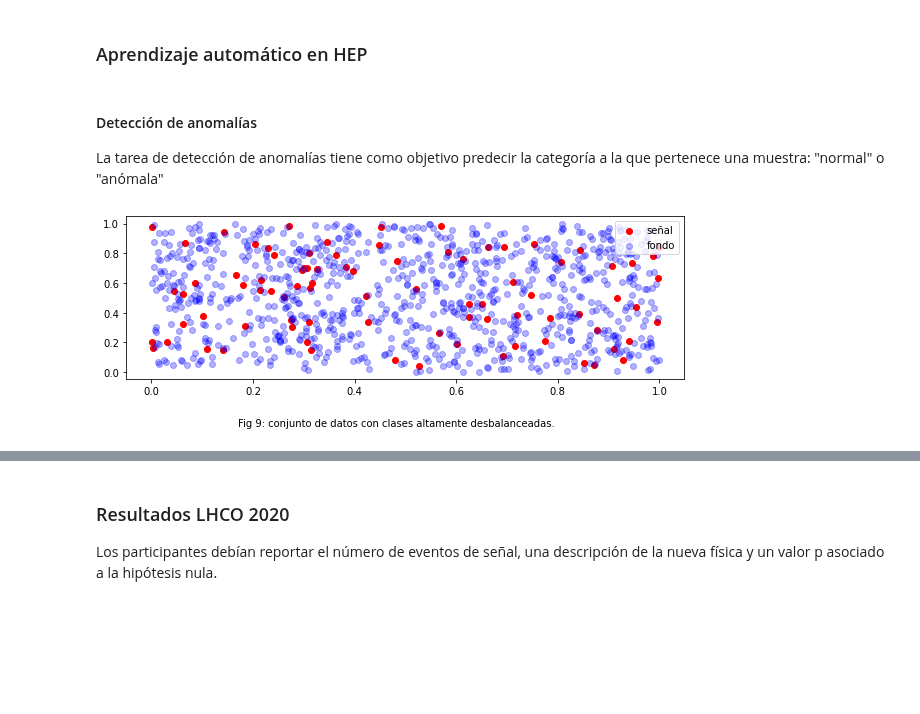
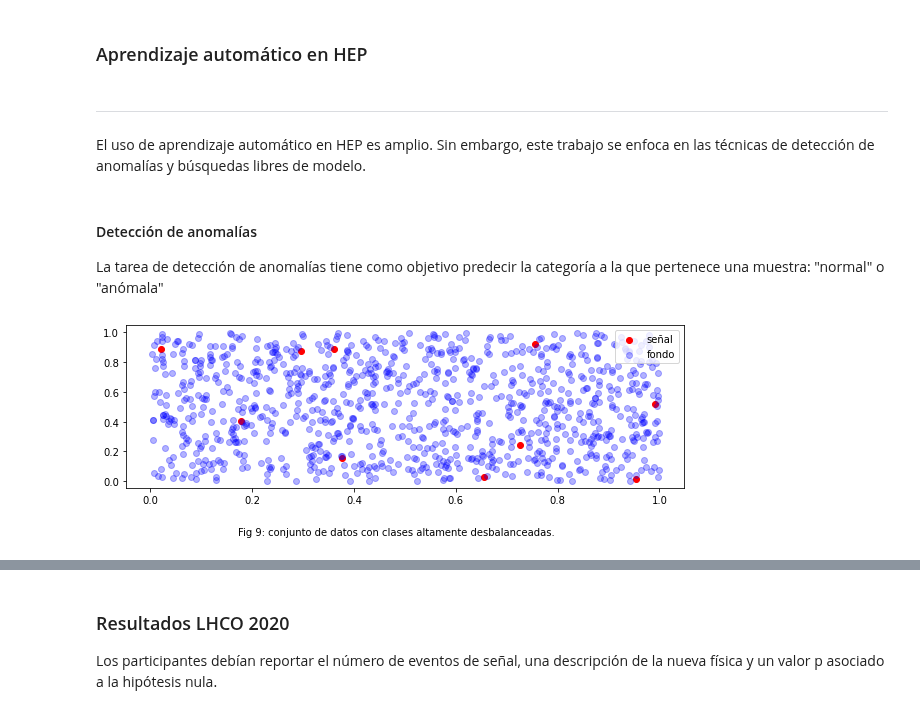
Before and after one commit to marianaiv/tesis_grado_UCV, a Jupyter notebook: presentacion/presentacion.ipynb, the cells around one changed output, grey strips where cells are left out. Cells and saved outputs as stored; diff of their text form; code cells hidden in the pictures; blank space fills up the shorter version.

```diff
--- a/presentacion/presentacion.ipynb
+++ b/presentacion/presentacion.ipynb
@@ -211,30 +319,33 @@ Hay dos tipos principales de tareas: clasificación y regresión. Estas pueden s
 # %% [markdown]
 ### Aprendizaje automático en HEP
+# %% [markdown]
+---
+El uso de aprendizaje automático en HEP es amplio. Sin embargo, este trabajo se enfoca en las técnicas de detección de anomalías y búsquedas libres de modelo.
 # %% [markdown]
 #### Detección de anomalías
 La tarea de detección de anomalías tiene como objetivo predecir la categoría a la que pertenece una muestra: "normal" o "anómala"
 # %%
 # Imagen detección anomalias
 # Creando las etiquetas con el ratio de BB1
-label = np.random.choice([0, 1], size=1000, p=[.92, .08])
+label = np.random.choice([0, 1], size=1000, p=[.992, .008])
 # Creamos los datos
 xaxis=np.random.rand(1000)
 yaxis=np.random.rand(1000)
 # Creamos un df con los datos
 df = pd.DataFrame(np.stack((xaxis, yaxis, label), axis=1), columns=['x-axis','y-axis','label'])
 
 # Graficamos
 fig, ax = plt.subplots(facecolor='white', figsize=[10,3])
 # Separamos en señal y fondo
 sig = df.loc[df['label']==1]
 bkg = df.loc[df['label']==0]
 # Plots
 ax.scatter(sig['x-axis'], sig['y-axis'], c='r', alpha=1, label='señal')
 ax.scatter(bkg['x-axis'], bkg['y-axis'], c='b', alpha=0.3, label='fondo')
 # Información
 plt.legend(loc='upper right')
 txt="Fig 9: conjunto de datos con clases altamente desbalanceadas."
 plt.figtext(0.5, -0.09, txt, wrap=True, horizontalalignment='center', fontsize=10);
 plt.show()
 # %% [output]
-[figure, old version]
+[figure, new version]
```
Also changed, not shown: parts of 123 cells of this notebook, 6 other files.
